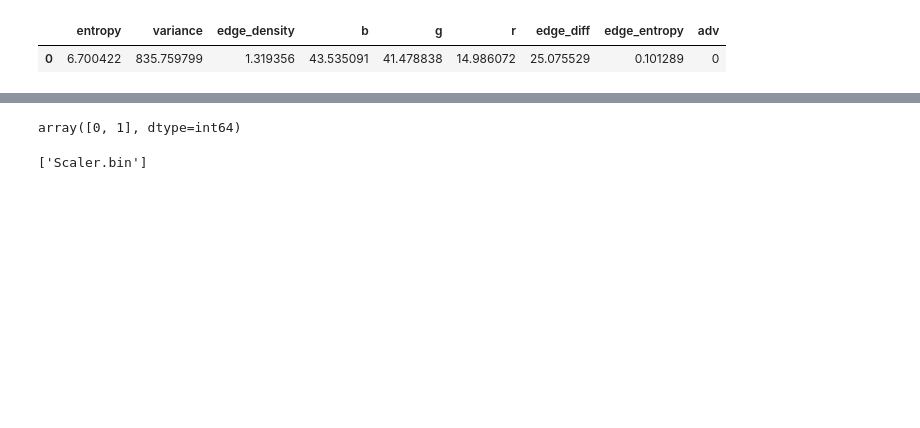
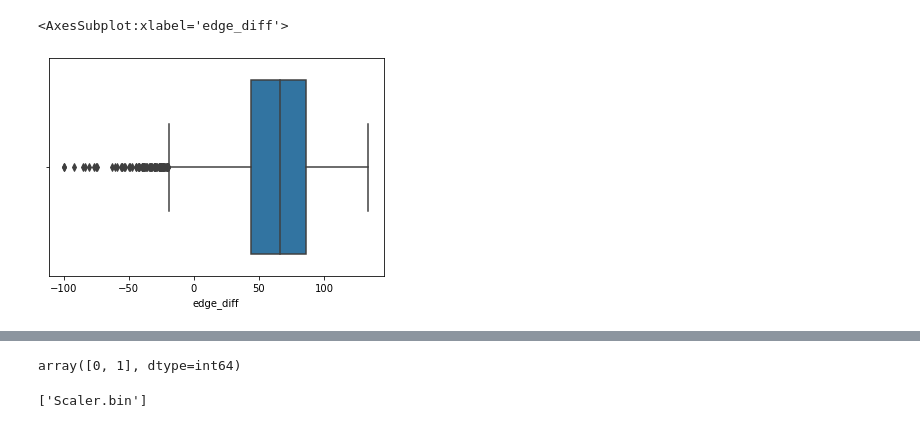
Before and after one commit to junhyeok-dev/AEGuard, a Jupyter notebook: Model.ipynb, the cells around one changed output, grey strips where cells are left out. Cells and saved outputs as stored; diff of their text form; code cells hidden in the pictures; blank space fills up the shorter version.

```diff
--- a/Model.ipynb
+++ b/Model.ipynb
@@ -7,9 +9,12 @@ from joblib import dump
-# %%
-dat = pd.read_csv("analysis_result.csv")
-dat.head(1)
-# %% [output]
-|  | entropy | variance | edge_density | b | g | r | edge_diff | edge_entropy | adv |
-| 0 | 6.700422 | 835.759799 | 1.319356 | 43.535091 | 41.478838 | 14.986072 | 25.075529 | 0.101289 | 0 |
+# %%
+dat = pd.read_csv("analysis_result.csv")
+#dat.drop(['b', 'g', 'r', 'edge_entropy'], axis=1, inplace=True)
+dat.head(1)
+#dat = dat[dat.edge_diff > 0]
+sns.boxplot(x=dat['edge_diff'])
+# %% [output]
+<AxesSubplot:xlabel='edge_diff'>
+[figure, added]
 # %%
 len(dat)
 # %% [output]
```
Also changed, not shown: parts of 7 cells of this notebook, 9 other files.
